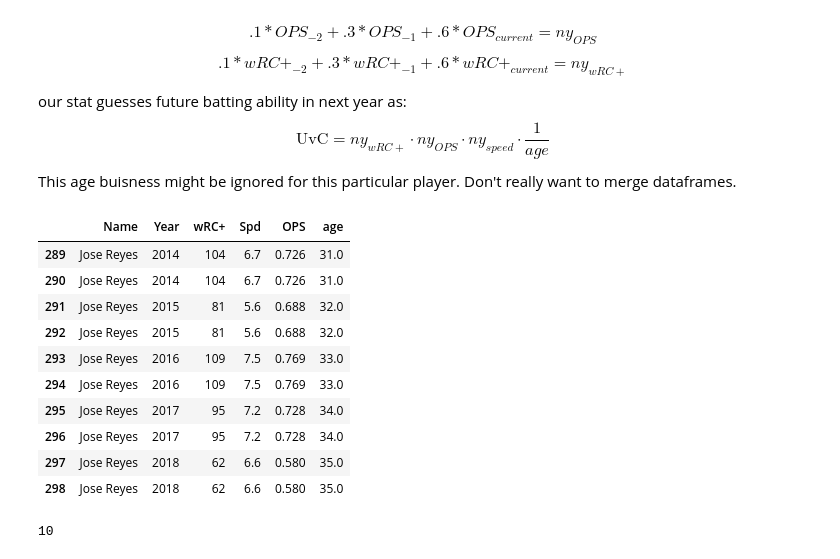
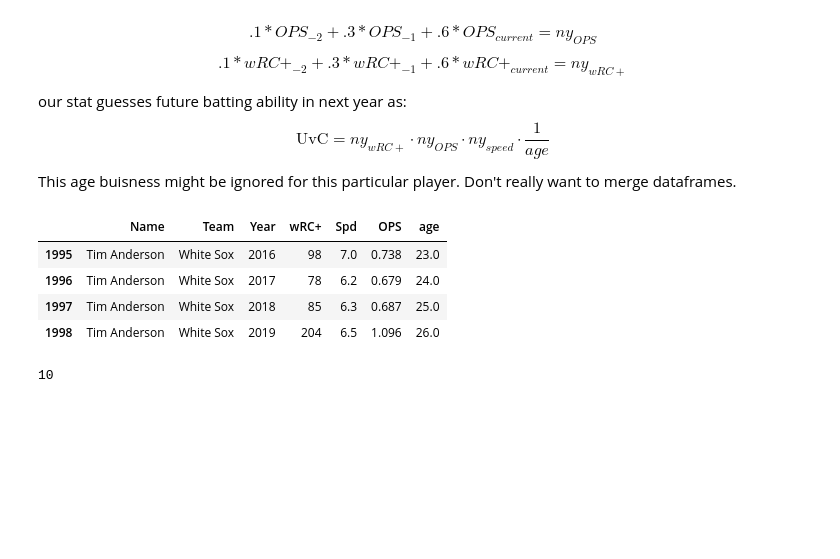
Before and after one commit to aurbanski/SabermetricsFinal, a Jupyter notebook: Python/Untitled.ipynb, the cells around one changed output. Cells and saved outputs as stored; diff of their text form; code cells hidden in the pictures; blank space fills up the shorter version.

```diff
--- a/Python/Untitled.ipynb
+++ b/Python/Untitled.ipynb
@@ -194,21 +194,15 @@ This age buisness might be ignored for this particular player. Don't really want
 # %%
 # so... i'll start by calculating this stat for a single offensive player.
 # Let's do Tim Anderson
 
-timA = battingAll.loc[battingAll["Name"] == "Jose Reyes", ['Name','Year','wRC+', 'Spd', 'OPS', 'age']]
+timA = battingAll.loc[battingAll["Name"] == "Tim Anderson", ['Name', 'Team', 'Year','wRC+', 'Spd', 'OPS', 'age']]
 timA
 # %% [output]
-|  | Name | Year | wRC+ | Spd | OPS | age |
-| 289 | Jose Reyes | 2014 | 104 | 6.7 | 0.726 | 31.0 |
-| 290 | Jose Reyes | 2014 | 104 | 6.7 | 0.726 | 31.0 |
-| 291 | Jose Reyes | 2015 | 81 | 5.6 | 0.688 | 32.0 |
-| 292 | Jose Reyes | 2015 | 81 | 5.6 | 0.688 | 32.0 |
-| 293 | Jose Reyes | 2016 | 109 | 7.5 | 0.769 | 33.0 |
-| 294 | Jose Reyes | 2016 | 109 | 7.5 | 0.769 | 33.0 |
-| 295 | Jose Reyes | 2017 | 95 | 7.2 | 0.728 | 34.0 |
-| 296 | Jose Reyes | 2017 | 95 | 7.2 | 0.728 | 34.0 |
-| 297 | Jose Reyes | 2018 | 62 | 6.6 | 0.580 | 35.0 |
-| 298 | Jose Reyes | 2018 | 62 | 6.6 | 0.580 | 35.0 |
+|  | Name | Team | Year | wRC+ | Spd | OPS | age |
+| 1995 | Tim Anderson | White Sox | 2016 | 98 | 7.0 | 0.738 | 23.0 |
+| 1996 | Tim Anderson | White Sox | 2017 | 78 | 6.2 | 0.679 | 24.0 |
+| 1997 | Tim Anderson | White Sox | 2018 | 85 | 6.3 | 0.687 | 25.0 |
+| 1998 | Tim Anderson | White Sox | 2019 | 204 | 6.5 | 1.096 | 26.0 |
 # %%
 #fix index so they're not random
 timA = timA.reset_index()
```
